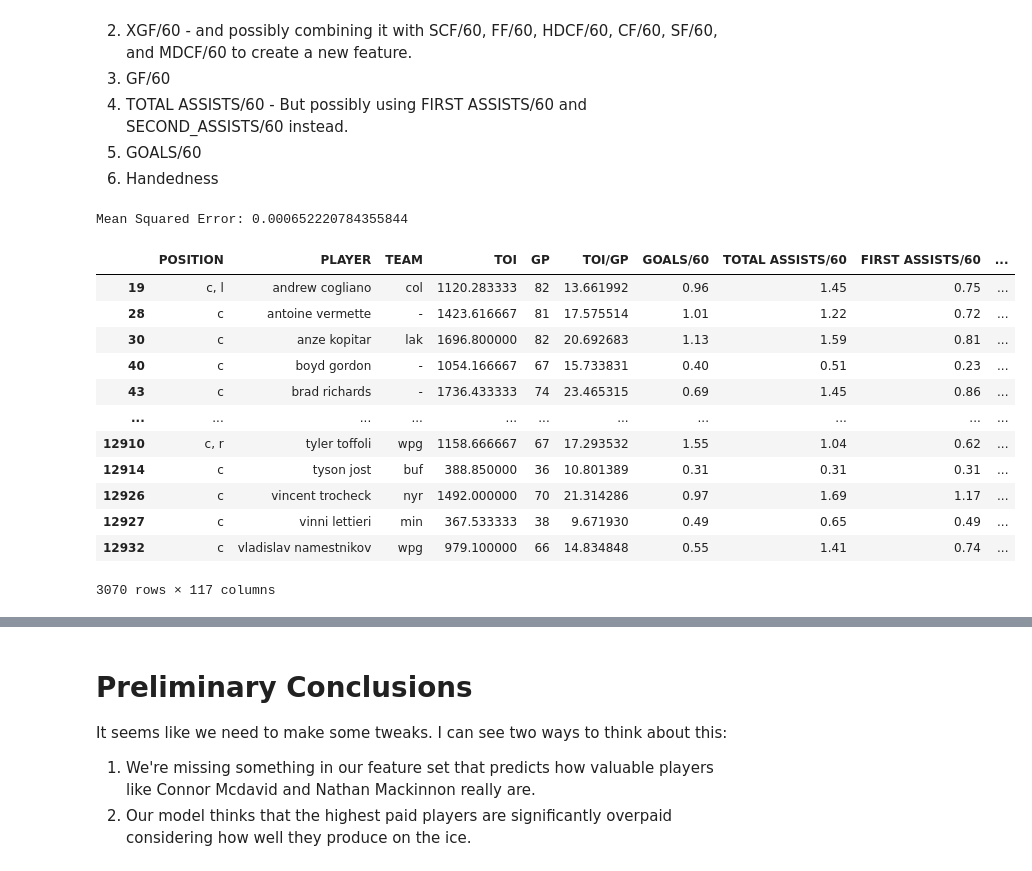
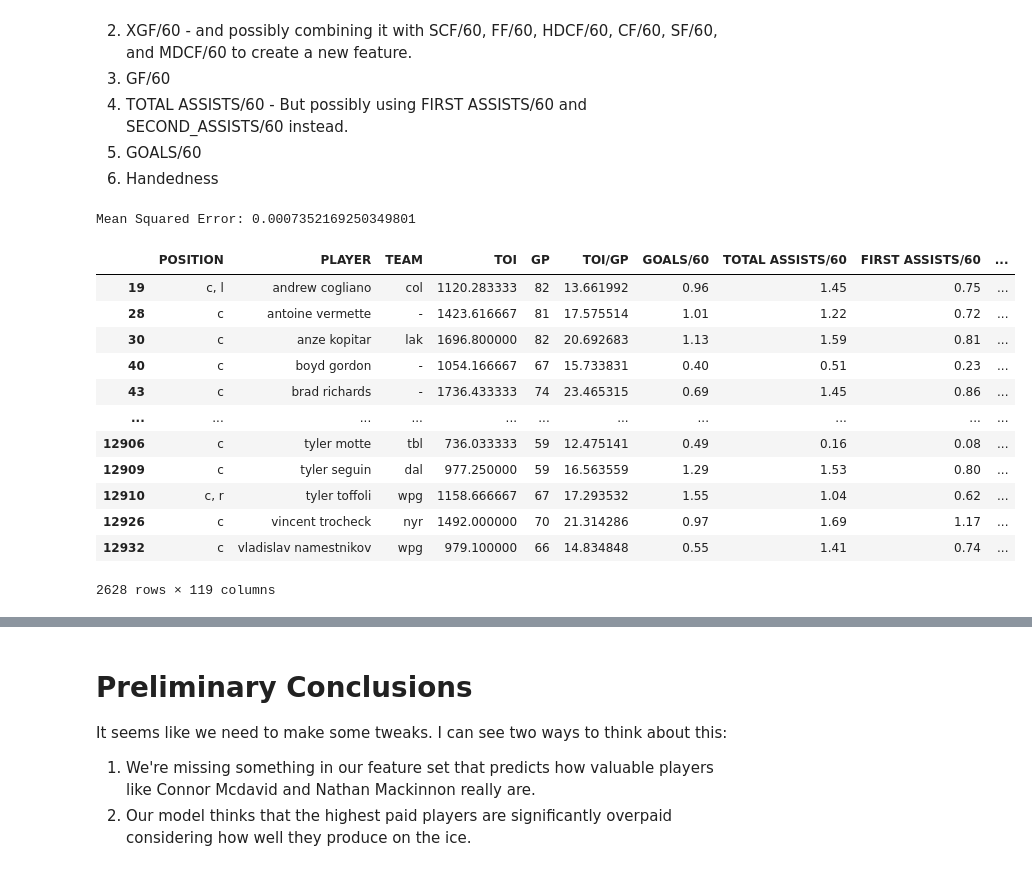
Before and after one commit to MichaelKuby/CMPT733_CapstoneProject_NHLPlayerValue, a Jupyter notebook: Hockey_Salary_Research/Script/5_ModelTraining/0_C_Model_Train.ipynb, the cells around one changed output, grey strips where cells are left out. Saved outputs shown, nothing was run; the diff lists cells and outputs as text; code cells hidden in the pictures.

```diff
--- a/Hockey_Salary_Research/Script/5_ModelTraining/0_C_Model_Train.ipynb
+++ b/Hockey_Salary_Research/Script/5_ModelTraining/0_C_Model_Train.ipynb
@@ -20,6 +20,7 @@ data = pd.read_csv(filepath)
 # Select all rows were the 'Position' is 'c' or 'c,l' or 'c,r'
 centers = data[data['POSITION'].isin(['c', 'c, l', 'c, r'])]
 
-centers = centers[centers['GP'] >= 21]
+# Select only players with 41 or more games played
+centers = centers[centers['GP'] >= 41]
 centers.shape
 # %% [output]
@@ -37,8 +38,8 @@ Recall that the EDA done revealed that we should try to use the following featur
 6. Handedness
 # %%
 # Select the features we want to use
-numerical_features = ['TOI/GP', 'XGF/60', 'GF/60', 'TOTAL ASSISTS/60', 'GOALS/60']
-categorical_features = ['HANDED']
+numerical_features = ['XGF/60', 'GF/60', 'FIRST ASSISTS/60', 'SECOND ASSISTS/60', 'GOALS/60'] # Removed TOI/GP
+categorical_features = ['HANDED'] # Removed HANDED
 
 preprocessor = ColumnTransformer(
     transformers=[
@@ -53,7 +54,7 @@ pipeline = Pipeline(steps=[('preprocessor', preprocessor),
 X = centers
 y = centers['Y_SALARY_CAP_PERCENTAGE']
 
-X_train, X_test, y_train, y_test = train_test_split(X, y, test_size=0.2, random_state=0)
+X_train, X_test, y_train, y_test = train_test_split(X, y, test_size=0.2, random_state=42)
 
 pipeline.fit(X_train, y_train)
 
@@ -62,24 +63,33 @@ y_pred = pipeline.predict(X_test)
 mse = mean_squared_error(y_test, y_pred)
 print(f'Mean Squared Error: {mse}')
 # %% [output]
-Mean Squared Error: 0.000652220784355844
+Mean Squared Error: 0.0007352169250349801
 # %%
 # Create a feature column in Centers for the predicted salary
-centers['predicted_salary'] = pipeline.predict(centers)
+centers['PREDICTED_SALARY_PERCENTAGE'] = pipeline.predict(centers)
+
+# Create a column for the actual predicted salary
+centers['PREDICTED_SALARY_CAP_AAV'] = centers['PREDICTED_SALARY_PERCENTAGE'] * centers['Y_SALARY_CAP']
+
+centers['PREDICTED_SALARY_CAP_AAV'] = centers['PREDICTED_SALARY_CAP_AAV'].astype(int)
+
+# Convert Predicted_salaray_cap_aav to $
+centers['PREDICTED_SALARY_CAP_AAV'] = centers['PREDICTED_SALARY_CAP_AAV'].map('${:,.0f}'.format)
+
 centers.head(-5)
 # %% [output]
 |  | POSITION | PLAYER | TEAM | TOI | GP | TOI/GP | GOALS/60 | TOTAL ASSISTS/60 | FIRST ASSISTS/60 | ... |
 | 19 | c, l | andrew cogliano | col | 1120.283333 | 82 | 13.661992 | 0.96 | 1.45 | 0.75 | ... |
 | 28 | c | antoine vermette | - | 1423.616667 | 81 | 17.575514 | 1.01 | 1.22 | 0.72 | ... |
 | 30 | c | anze kopitar | lak | 1696.800000 | 82 | 20.692683 | 1.13 | 1.59 | 0.81 | ... |
 | 40 | c | boyd gordon | - | 1054.166667 | 67 | 15.733831 | 0.40 | 0.51 | 0.23 | ... |
 | 43 | c | brad richards | - | 1736.433333 | 74 | 23.465315 | 0.69 | 1.45 | 0.86 | ... |
 | ... | ... | ... | ... | ... | ... | ... | ... | ... | ... | ... |
+| 12906 | c | tyler motte | tbl | 736.033333 | 59 | 12.475141 | 0.49 | 0.16 | 0.08 | ... |
+| 12909 | c | tyler seguin | dal | 977.250000 | 59 | 16.563559 | 1.29 | 1.53 | 0.80 | ... |
 | 12910 | c, r | tyler toffoli | wpg | 1158.666667 | 67 | 17.293532 | 1.55 | 1.04 | 0.62 | ... |
-| 12914 | c | tyson jost | buf | 388.850000 | 36 | 10.801389 | 0.31 | 0.31 | 0.31 | ... |
 | 12926 | c | vincent trocheck | nyr | 1492.000000 | 70 | 21.314286 | 0.97 | 1.69 | 1.17 | ... |
-| 12927 | c | vinni lettieri | min | 367.533333 | 38 | 9.671930 | 0.49 | 0.65 | 0.49 | ... |
 | 12932 | c | vladislav namestnikov | wpg | 979.100000 | 66 | 14.834848 | 0.55 | 1.41 | 0.74 | ... |
-3070 rows × 117 columns
+2628 rows × 119 columns
 # %%
 # Select the top 5 centers by predicted salary
```
Also changed, not shown: parts of 6 cells of this notebook.
